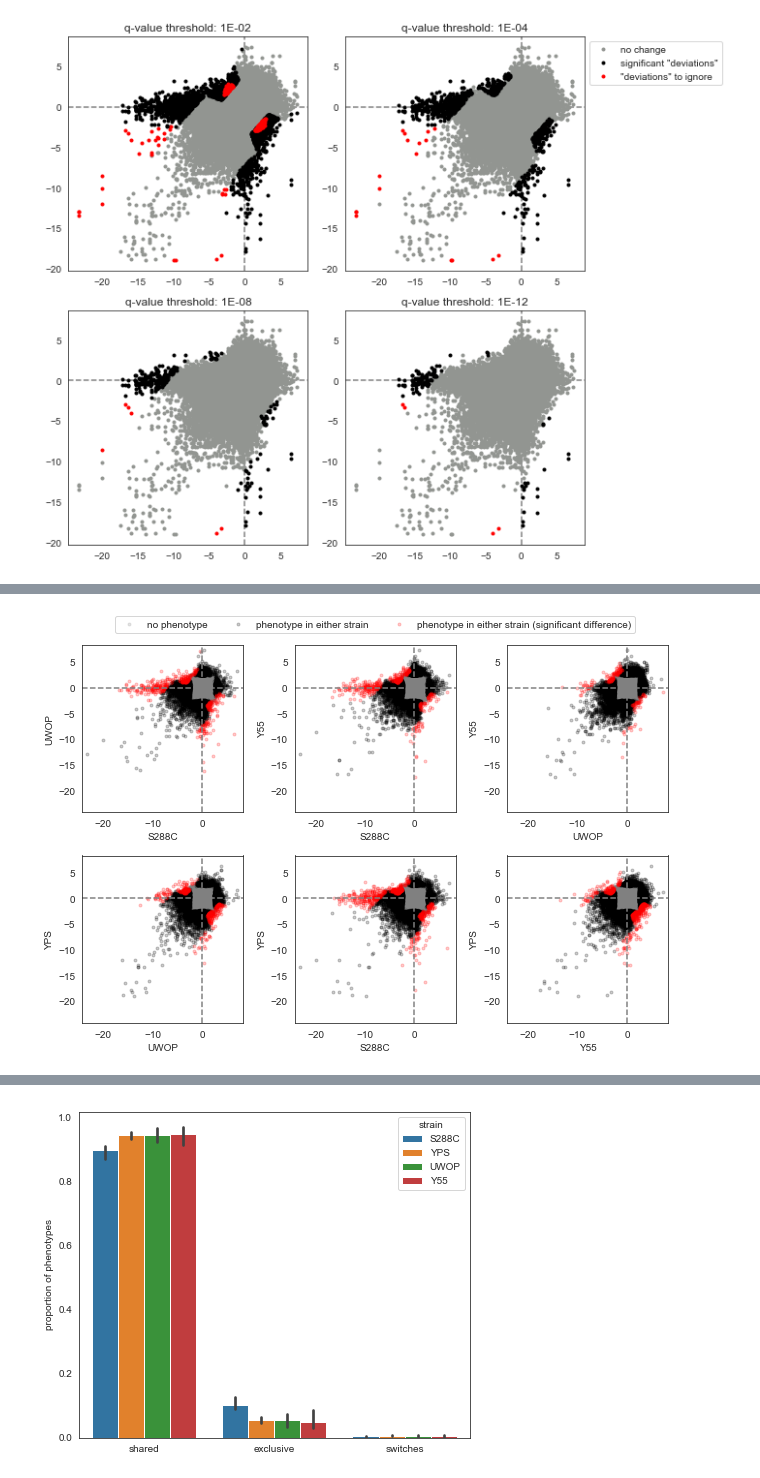
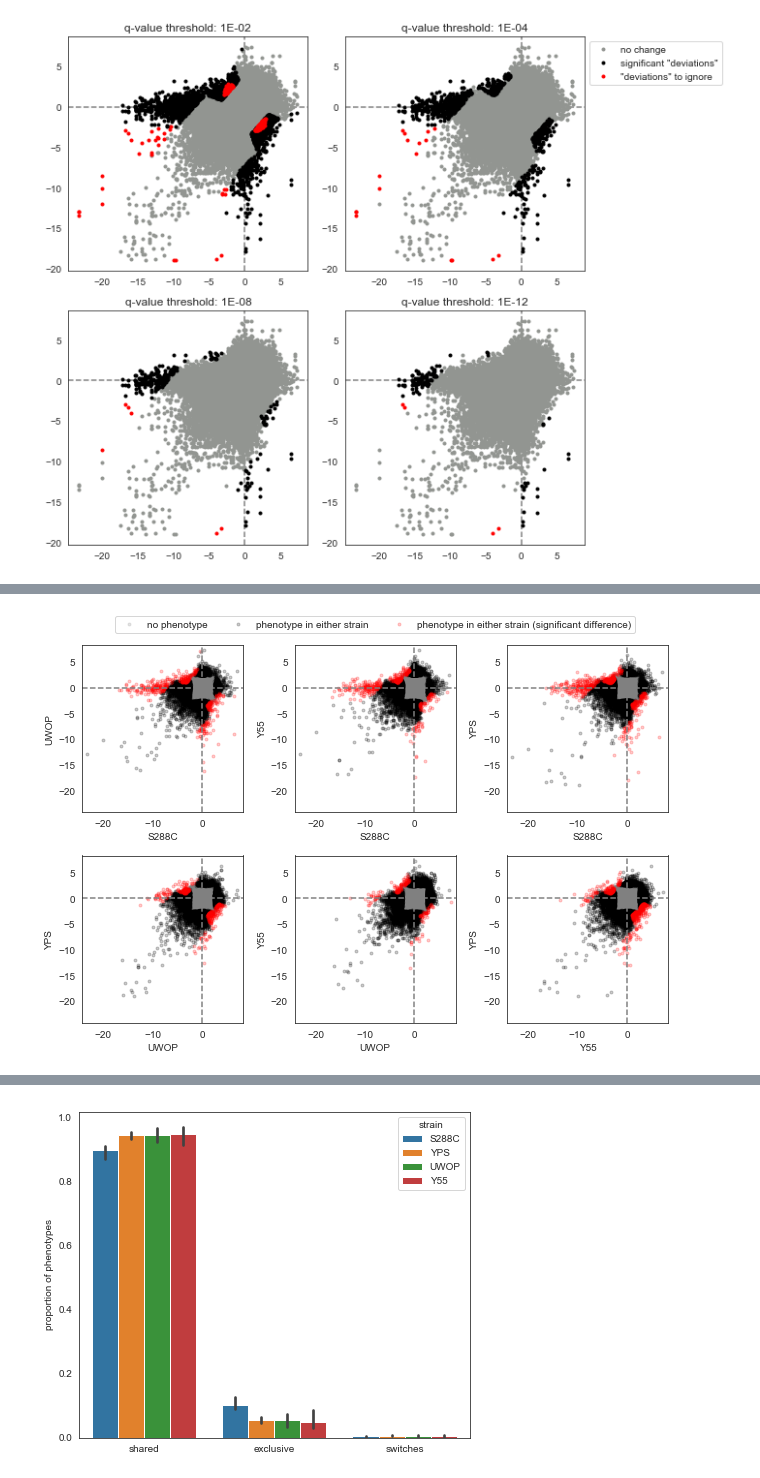
Before and after one commit to mgalardini/2018koyeast, a Jupyter notebook: notebooks/deviations.ipynb, the cells around one changed output, grey strips where cells are left out. Cells and saved outputs as stored; diff of their text form; code cells hidden in the pictures.

```diff
--- a/notebooks/deviations.ipynb
+++ b/notebooks/deviations.ipynb
@@ -1,6 +1,7 @@
 # %%
 scores = '../out/ko_scores.txt'
 dev = '../out/deviating.tsv'
+sgd = '../out/SGD_features.tab'
 # %%
 %matplotlib inline
 
@@ -21,3 +21,7 @@ from scipy import stats
+# %%
+g = pd.read_table(sgd, sep='\t', header=None)
+gn = g[g[1] == 'ORF'].set_index(3)[4].dropna().to_dict()
+gd = g[g[1] == 'ORF'].set_index(3)[15].dropna().to_dict()
 # %%
 m = pd.read_table(scores, index_col=[0, 2, 1])
 m['phenotype'] = m['qvalue'] < 0.05
@@ -225,7 +229,7 @@ vmax = min([d['scores1'].max(),
 
 ss = {tuple(x[:2])
       for x in d.index}
-ss = sorted(ss, key=lambda x: x[1])
+ss = sorted(ss, key=lambda x: x[0])
 
 i = 1
 for s1, s2 in ss:
@@ -252,34 +256,34 @@ for s1, s2 in ss:
              label=label1)
     plt.plot(x[(x['qvalue'] < 1E-2) & (x['phenotype1'] | x['phenotype2'])]['scores1'],
              x[(x['qvalue'] < 1E-2) & (x['phenotype1'] | x['phenotype2'])]['scores2'],
              'r.',
              alpha=0.2,
              label=label2)
 
     plt.xlim(vmin, vmax)
     plt.ylim(vmin, vmax)
 
     plt.axhline(0,
                 color='grey',
                 linestyle='dashed')
     plt.axvline(0,
                 color='grey',
                 linestyle='dashed')
 
     plt.xlabel(s1)
     plt.ylabel(s2)
 
     i += 1
 
 plt.tight_layout()
 lg = ax.legend(loc='upper center',
                bbox_to_anchor=(0.5, 1.2),
                frameon=True,
                ncol=3)
 for x in lg.legendHandles:
     lg.set_alpha(1);
 # %% [output]
-[figure, old version]
+[figure, new version]
 # %%
 plt.figure(figsize=(9, 6))
 
```
Also changed, not shown: parts of 10 cells of this notebook, 1 other file.
